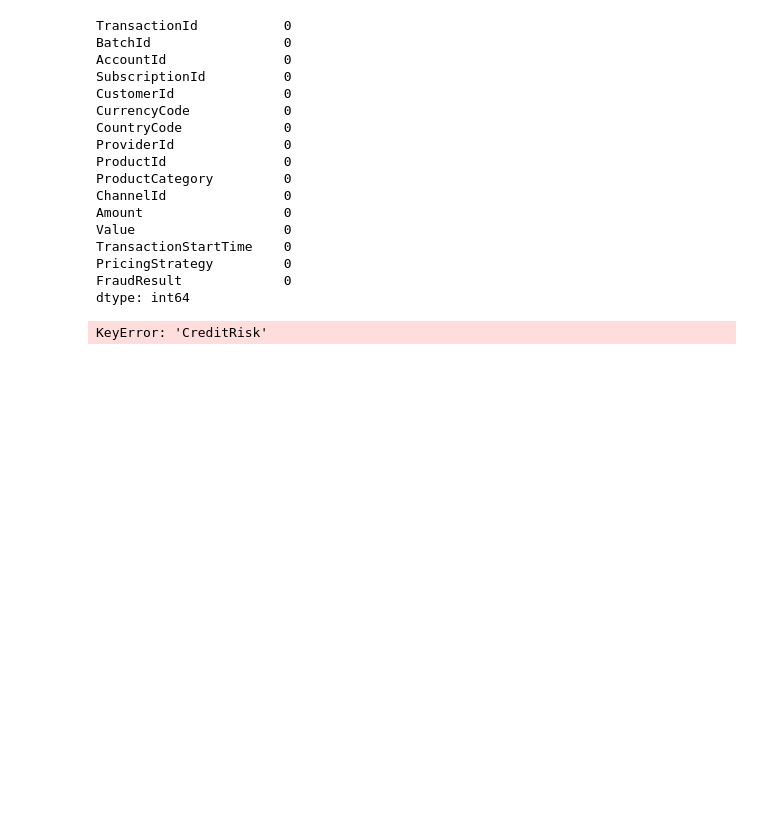
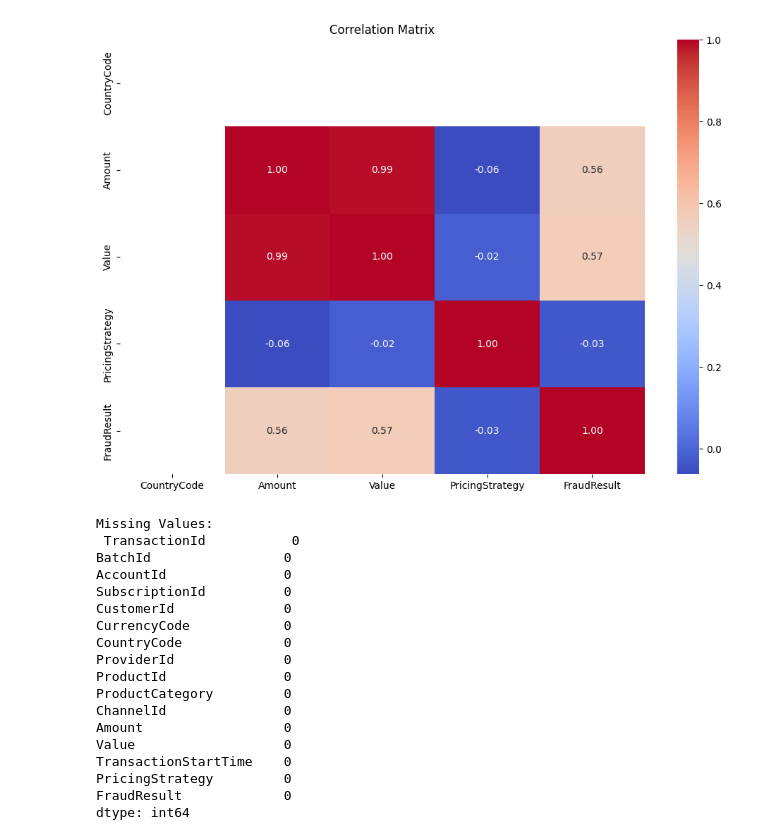
Before and after one commit to abrahamekeffale/Credit-Scoring-Model, a Jupyter notebook: notebooks/data_exploration.ipynb, the cells around one changed output. Saved outputs shown, nothing was run; the diff lists cells and outputs as text; code cells hidden in the pictures; blank space fills up the shorter version.

```diff
--- a/notebooks/data_exploration.ipynb
+++ b/notebooks/data_exploration.ipynb
@@ -27,8 +89,27 @@ df.head()
+# %%
+# Correlation matrix
+# Select only numerical columns for correlation
+numerical_columns = df.select_dtypes(include=['float64', 'int64']).columns
+df_numerical = df[numerical_columns]
+
+# Check if there are any numerical columns to proceed
+if df_numerical.empty:
+    print("No numerical columns available for correlation.")
+else:
+    # Correlation matrix for numerical columns only
+    plt.figure(figsize=(12, 8))
+    sns.heatmap(df_numerical.corr(), annot=True, cmap='coolwarm', fmt='.2f')
+    plt.title("Correlation Matrix")
+    plt.show()
+# %% [output]
+[figure, added]
 # %%
-# Check for missing values
-df.isnull().sum()
+# Missing values
+missing_values = df.isnull().sum()
+print("Missing Values:\n", missing_values)
 # %% [output]
-TransactionId           0
+Missing Values:
+ TransactionId           0
 BatchId                 0
 AccountId               0
 SubscriptionId          0
@@ -45,10 +126,3 @@ TransactionStartTime    0
 PricingStrategy         0
 FraudResult             0
 dtype: int64
-# %%
-# Data visualization - Distribution of target variable (credit risk level)
-sns.countplot(df['CreditRisk'])
-plt.title('Distribution of Credit Risk Levels')
-plt.show()
-# %% [output]
-KeyError: 'CreditRisk'
```
Also changed, not shown: parts of 10 cells of this notebook, 4 other files.
